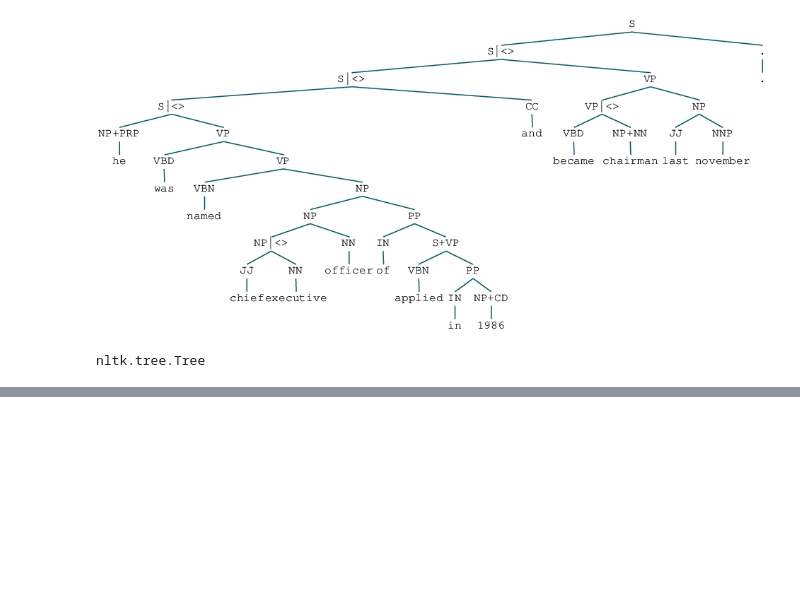
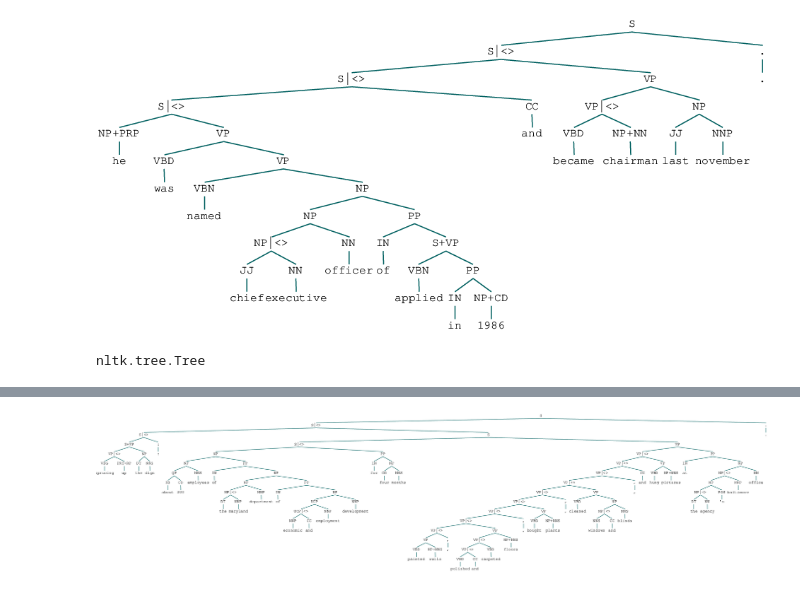
Before and after one commit to GavinPHR/Parser, a Jupyter notebook: playground.ipynb, the cells around one changed output, grey strips where cells are left out. Cells and saved outputs as stored; diff of their text form; code cells hidden in the pictures; blank space fills up the shorter version.

```diff
--- a/playground.ipynb
+++ b/playground.ipynb
@@ -220,3 +220,6 @@ x2
  ParentedNormalTree('S', [ParentedNormalTree('S|<>', [ParentedNormalTree('S|<>', [ParentedNormalTree('S|<>', [ParentedNormalTree('NP+PRP', ['he']), ParentedNormalTree('VP', [ParentedNormalTree('VP|<>' ...
  ParentedNormalTree('S', [ParentedNormalTree('S|<>', [ParentedNormalTree('NP+NNS', ['sales']), ParentedNormalTree('VP', [ParentedNormalTree('VP|<>', [ParentedNormalTree('VBD', ['climbed']), ParentedNo ...
  ParentedNormalTree('S', [ParentedNormalTree('S|<>', [ParentedNormalTree('NP', [ParentedNormalTree('DT', ['the']), ParentedNormalTree('NN', ['company'])]), ParentedNormalTree('VP', [ParentedNormalTree ...
+# %%
+from preprocessing.treebank_reader import read
+gold = read('files/dev.txt')
@@ -222,0 +229,4 @@ x2
+# %%
+gold[498]
+# %% [output]
+[figure, added]
```
Also changed, not shown: parts of 2 cells of this notebook, 4 other files.
